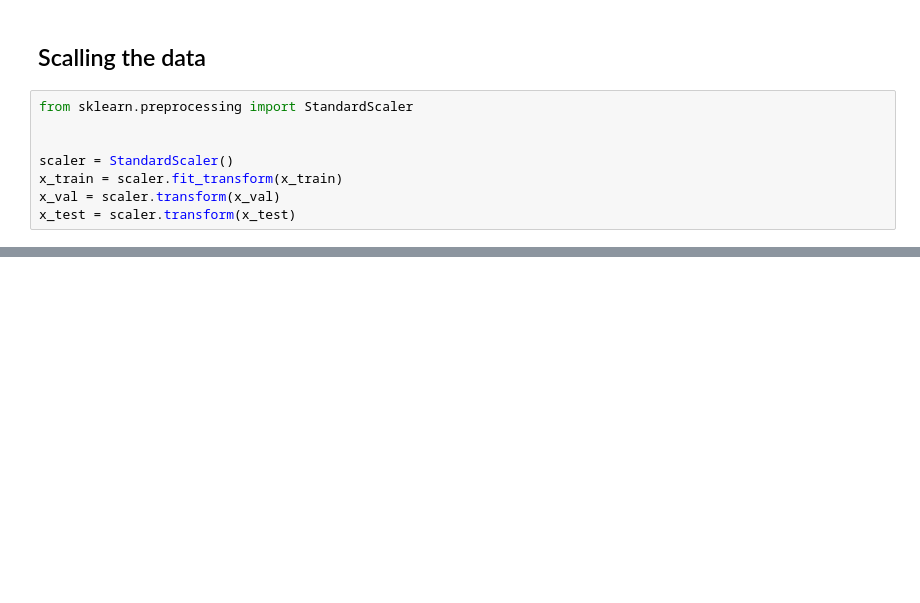
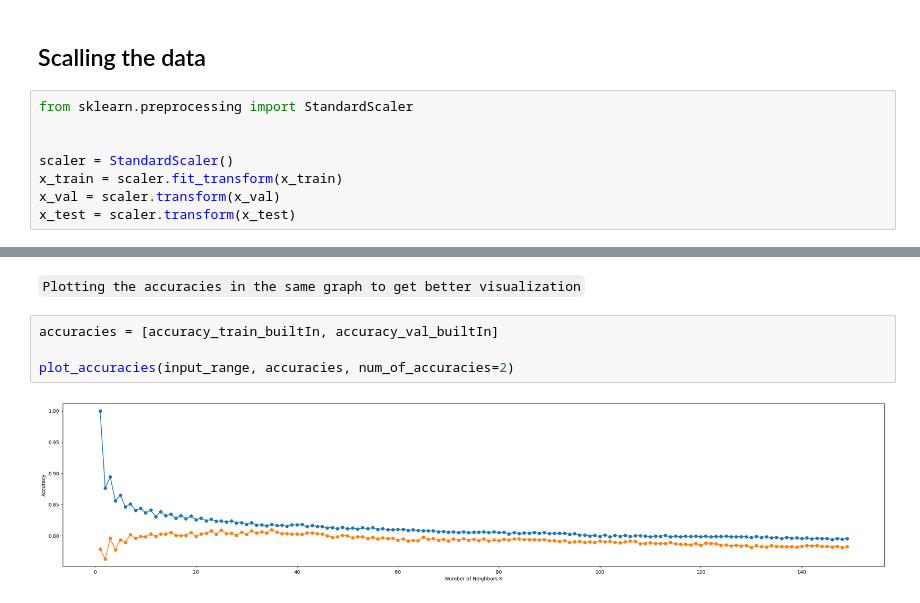
Before and after one commit to abdelrahman7124/KNN-, a Jupyter notebook: knn-skit.ipynb, the cells around one changed output, grey strips where cells are left out. Drawn from its saved outputs; the diff is of its cells as text; blank space fills up the shorter version.

````diff
--- a/knn-skit.ipynb
+++ b/knn-skit.ipynb
@@ -209,0 +142,8 @@ So we choose 7 as it has high validation accuracy as well as high training accur
+# %% [markdown]
+```Plotting the accuracies in the same graph to get better visualization```
+# %%
+accuracies = [accuracy_train_builtIn, accuracy_val_builtIn]
+
+plot_accuracies(input_range, accuracies, num_of_accuracies=2)
+# %% [output]
+[figure, added]
````
Also changed, not shown: parts of 28 cells of this notebook.
